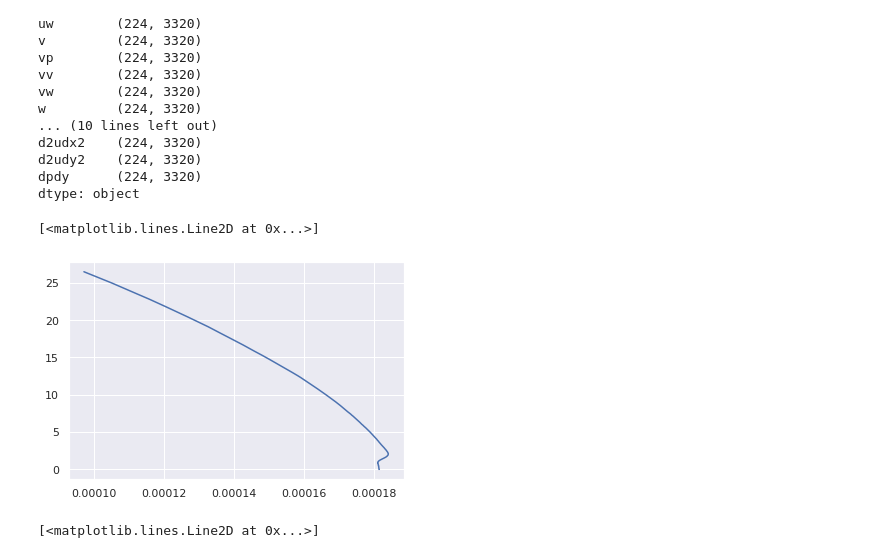
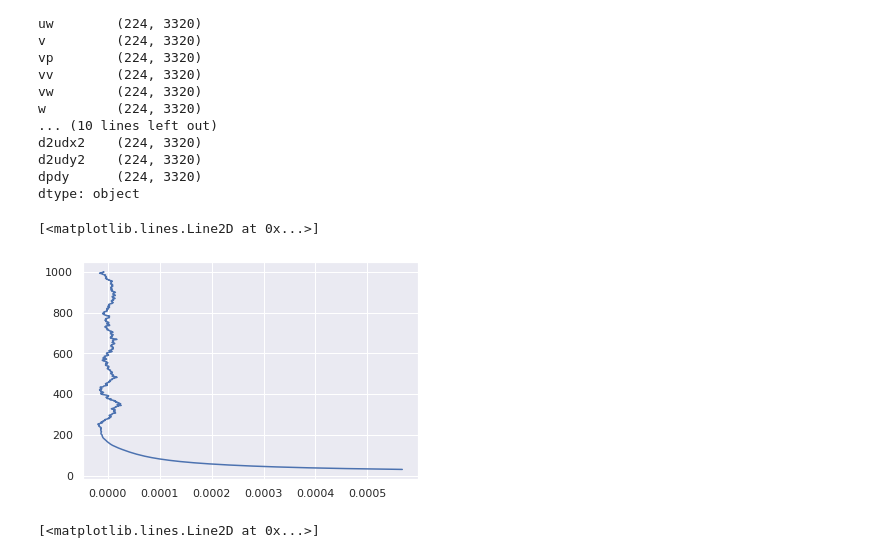
Before and after one commit to petebachant/boundary-layer-turbulence-modeling, a Jupyter notebook: notebook.ipynb, the cells around one changed output. Drawn from its saved outputs; the diff is of its cells as text; code cells hidden in the pictures.

```diff
--- a/notebook.ipynb
+++ b/notebook.ipynb
@@ -293,10 +293,10 @@ d2udy2    (224, 3320)
 dpdy      (224, 3320)
 dtype: object
 # %%
-plt.plot(data["dpdx"][:, 100], data["y"])
+plt.plot(data["dpdx"][100, :], data["x"])
 # %% [output]
 [<matplotlib.lines.Line2D at 0x...>]
-[figure, old version]
+[figure, new version]
 # %%
 plt.plot(data["duudx"][:, 100], data["y"])
 # %% [output]
```
Also changed, not shown: parts of 2 cells of this notebook.
